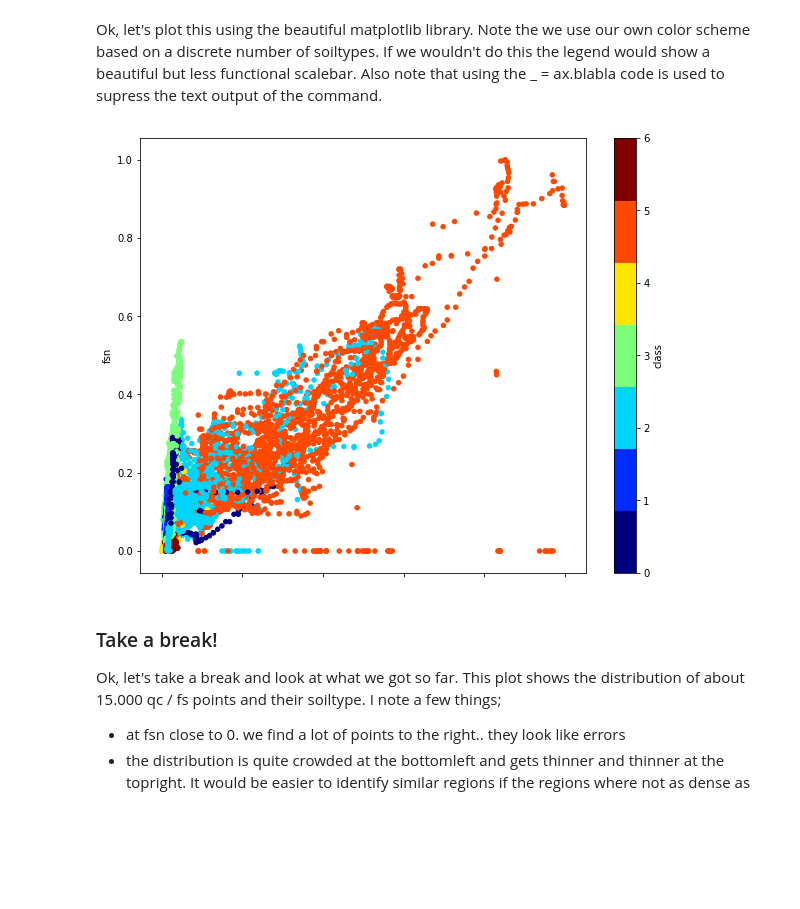
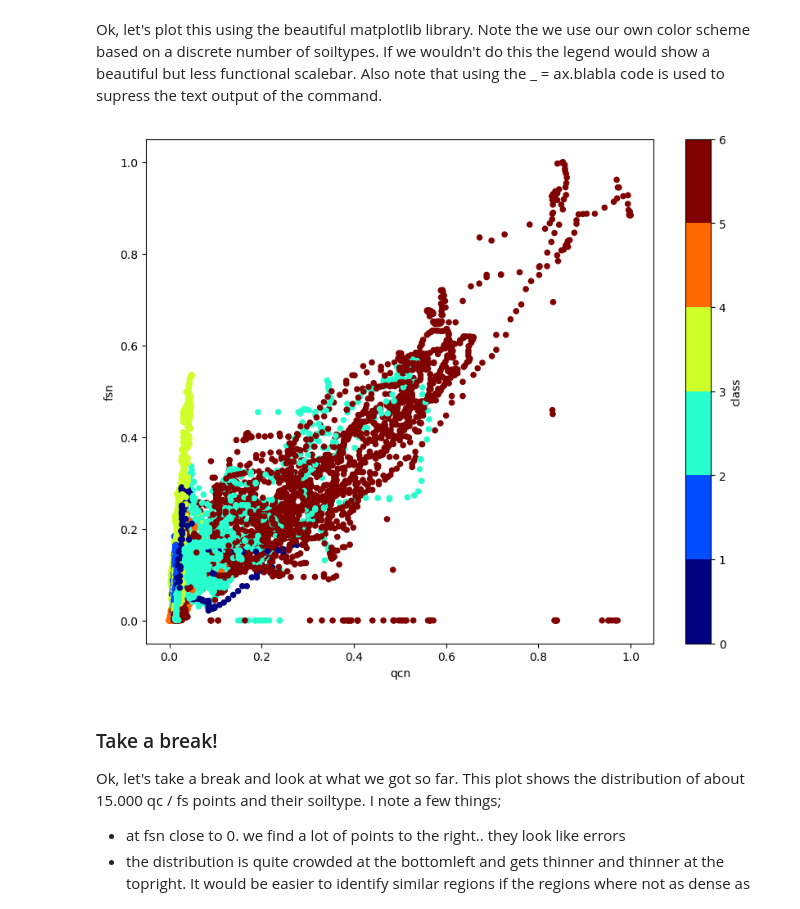
Before and after one commit to junohc/ML_geoprof, a Jupyter notebook: geo_ai.ipynb, the cells around one changed output. Cells and saved outputs as stored; diff of their text form; code cells hidden in the pictures; blank space fills up the shorter version.

```diff
--- a/geo_ai.ipynb
+++ b/geo_ai.ipynb
@@ -167,12 +166,22 @@ print(le.classes_)
 # %% [markdown]
 Ok, let's plot this using the beautiful matplotlib library. Note the we use our own color scheme based on a discrete number of soiltypes. If we wouldn't do this the legend would show a beautiful but less functional scalebar. Also note that using the _ = ax.blabla code is used to supress the text output of the command.
 # %%
+import matplotlib.colors as mcolors
+import numpy as np
+
 N = len(le.classes_)
-cmap = plt.cm.get_cmap('jet', N)
-ax = df.plot.scatter(x = 'qcn', y = 'fsn', c= 'class', cmap=cmap, figsize=(10,8))
+
+# Define the colormap
+cmap = plt.colormaps['jet']
+
+# Define the boundaries for the discontinuous color legend
+bounds = np.linspace(0, N-1, N)
+norm = mcolors.BoundaryNorm(bounds, cmap.N)
+
+ax = df.plot.scatter(x = 'qcn', y = 'fsn', c= 'class', cmap=cmap,norm=norm, figsize=(10,8))
 _ = ax.set(xlabel='qcn', ylabel='fsn')
 # %% [output]
-[figure, old version]
+[figure, new version]
 # %% [markdown]
 ###  Take a break!
 
```
Also changed, not shown: parts of 10 cells of this notebook, 9 other files.
